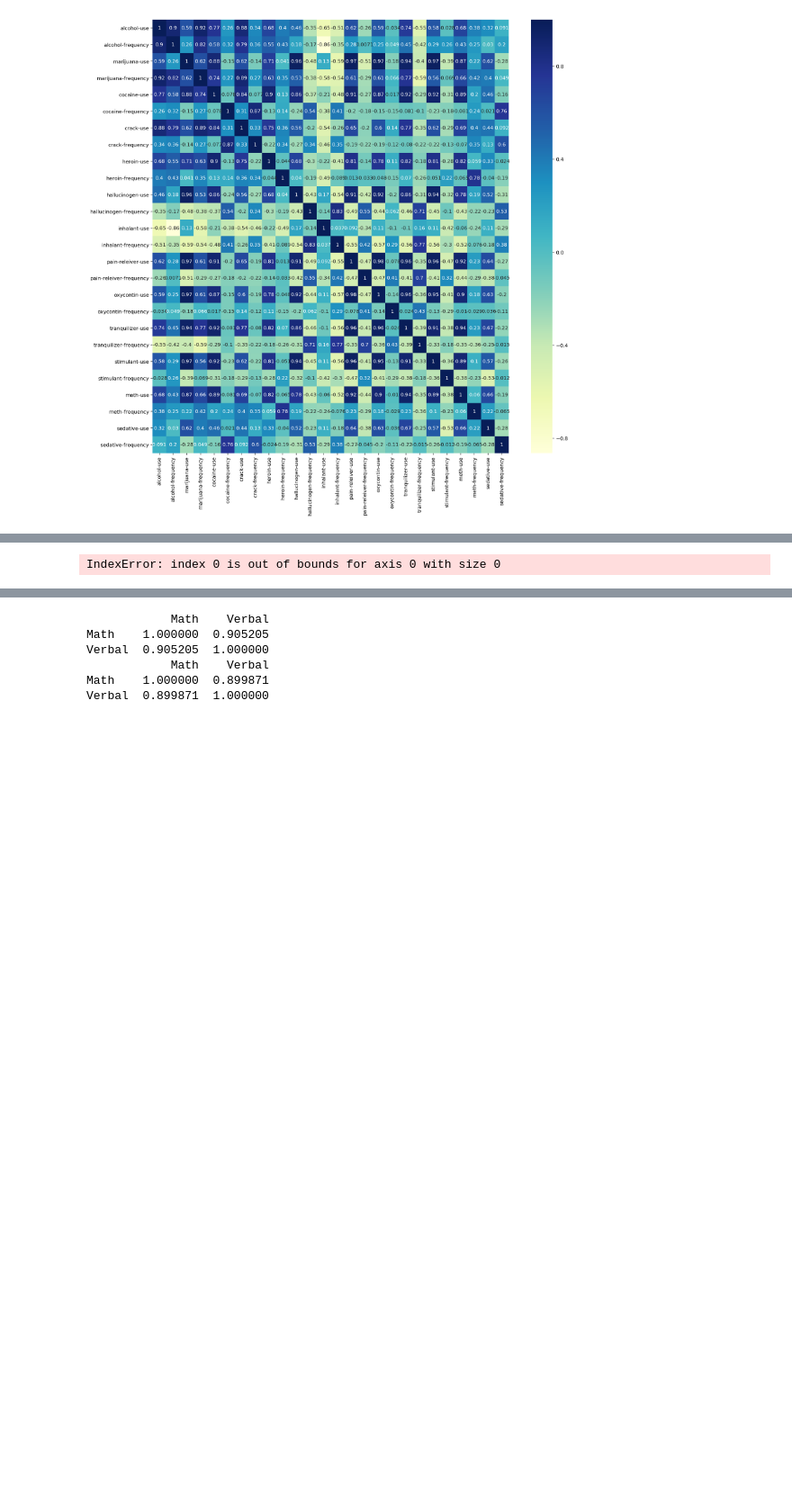
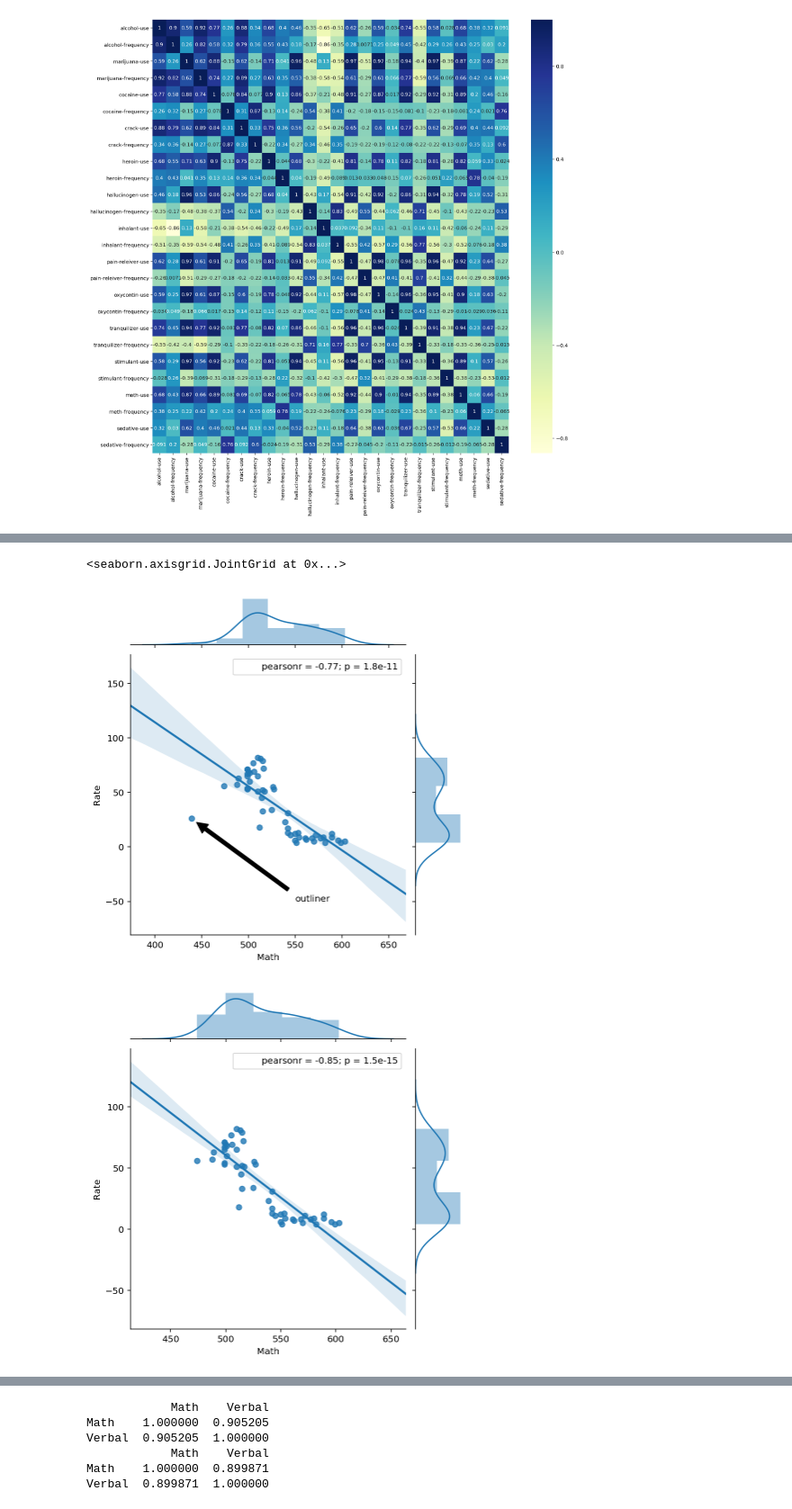
Before and after one commit to ljiahest/GA_2017, a Jupyter notebook: project-02-v2-starter-code.ipynb, the cells around one changed output, grey strips where cells are left out. Shown at 90% size. Saved outputs shown, nothing was run; the diff lists cells and outputs as text; code cells hidden in the pictures; blank space fills up the shorter version.

```diff
--- a/project-02-v2-starter-code.ipynb
+++ b/project-02-v2-starter-code.ipynb
@@ -826,16 +824,10 @@ outliner = data['Rate'][(data['Rate'] - data['Rate'].mean())> data['Rate'].std()
-# %%
-print (('Outliner is {}').format(outliner.values[0]))
-
-drop_rate = data[['Rate']].drop(outliner.index)
-
-def get_stats(df):
-    return df.mean(), df.median(), df.std()
-
-print ('Difference in mean, median, standard deviation')
-print ([a-b for a,b in zip (get_stats(data['Rate']), get_stats(drop_rate))])
-
-fig, (ax1,ax2) = plt.subplots(nrows=1, ncols=2)
-data[['Rate']].boxplot(ax=ax1)
-drop_rate.boxplot(ax=ax2)
-# %% [output]
-IndexError: index 0 is out of bounds for axis 0 with size 0
+# %%
+mask=data[data['Math']>450]
+# %%
+sns.jointplot('Math','Rate',data=data,kind='reg')
+plt.gca().annotate('outliner',xy= (439,26), xytext=(550,-50), arrowprops=dict(facecolor='black', shrink=0.05))
+sns.jointplot('Math','Rate',data=mask, kind='reg')
+# %% [output]
+<seaborn.axisgrid.JointGrid at 0x...>
+[figure, added]
+[figure, added]
```
Also changed, not shown: parts of 7 cells of this notebook.
